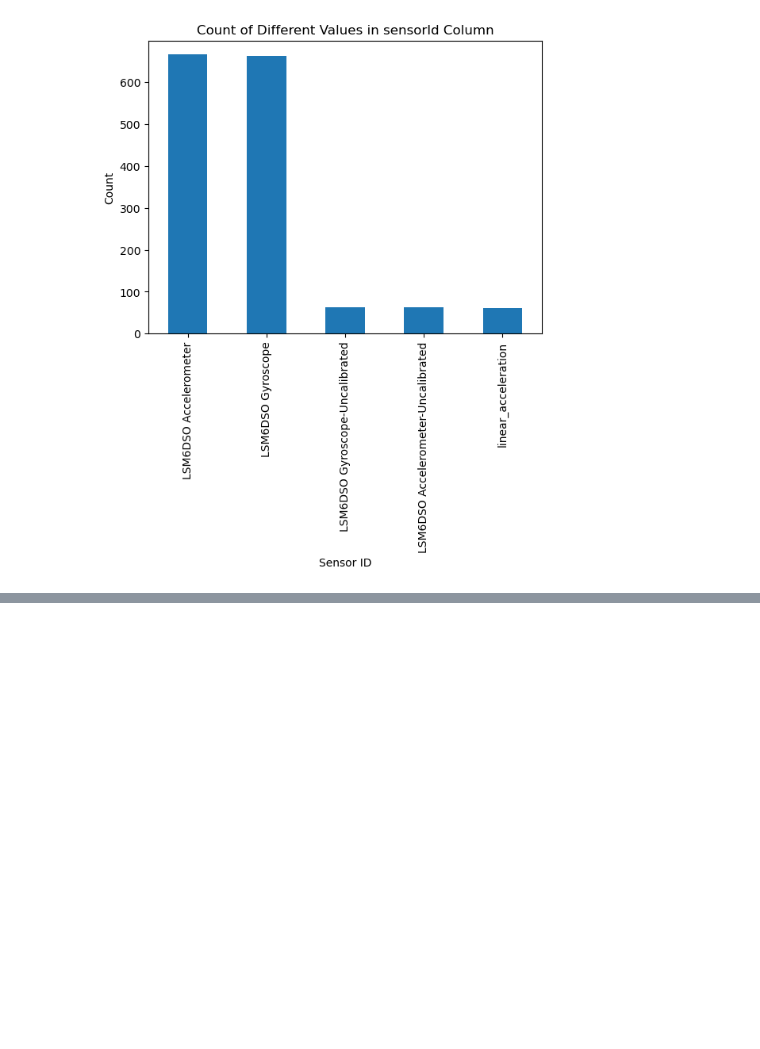
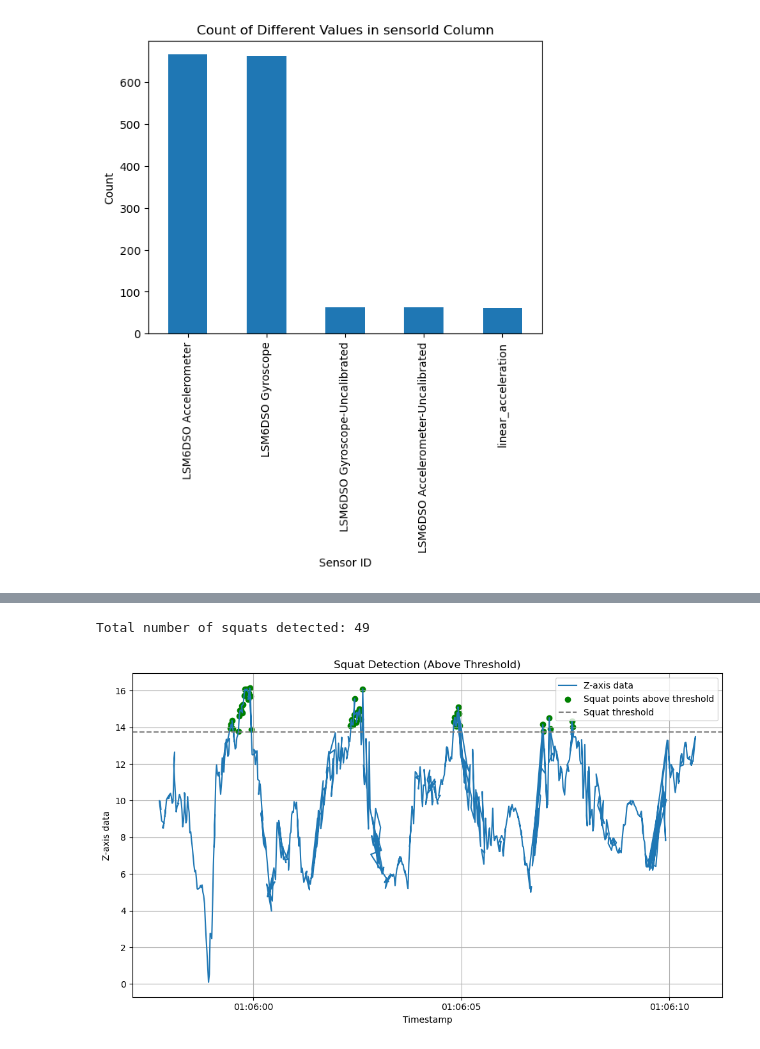
Before and after one commit to olilola/MSD_Exercises, a Jupyter notebook: Exercise_10/data_analysis.ipynb, the cells around one changed output, grey strips where cells are left out. Cells and saved outputs as stored; diff of their text form; code cells hidden in the pictures; blank space fills up the shorter version.

```diff
--- a/Exercise_10/data_analysis.ipynb
+++ b/Exercise_10/data_analysis.ipynb
@@ -160,0 +148,35 @@ KeyError: "None of [Index([18, 28, 58, 95, 105, 129, 147, 182, 206, 232, 279, 29
+# %%
+# Assuming df_sensor['z'] contains your z-axis data and df_sensor['timestamp'] contains timestamps
+
+z_mean = z_data.mean()
+squat_threshold = z_mean +4 # Adjusted threshold for points above the mean
+
+squat_count = 0
+in_squat = False
+squat_indices = []
+
+for i, z in enumerate(z_data):
+    if z > squat_threshold:
+        in_squat = True
+        squat_count += 1
+        squat_indices.append(i)  # Store the index of squat point
+    elif z <= squat_threshold:
+        in_squat = False
+
+print(f'Total number of squats detected: {squat_count}')
+
+# Plotting the z_data with squat points marked
+plt.figure(figsize=(10, 6))
+plt.plot(timestamps, z_data, label='Z-axis data')
+plt.scatter(timestamps.iloc[squat_indices], z_data.iloc[squat_indices], color='green', marker='o', label='Squat points above threshold')
+plt.axhline(y=squat_threshold, color='gray', linestyle='--', label='Squat threshold')
+plt.xlabel('Timestamp')
+plt.ylabel('Z-axis data')
+plt.title('Squat Detection (Above Threshold)')
+plt.legend()
+plt.grid(True)
+plt.tight_layout()
+plt.show()
+# %% [output]
+Total number of squats detected: 49
+[figure, added]
```
Also changed, not shown: parts of 8 cells of this notebook, 7 other files.
